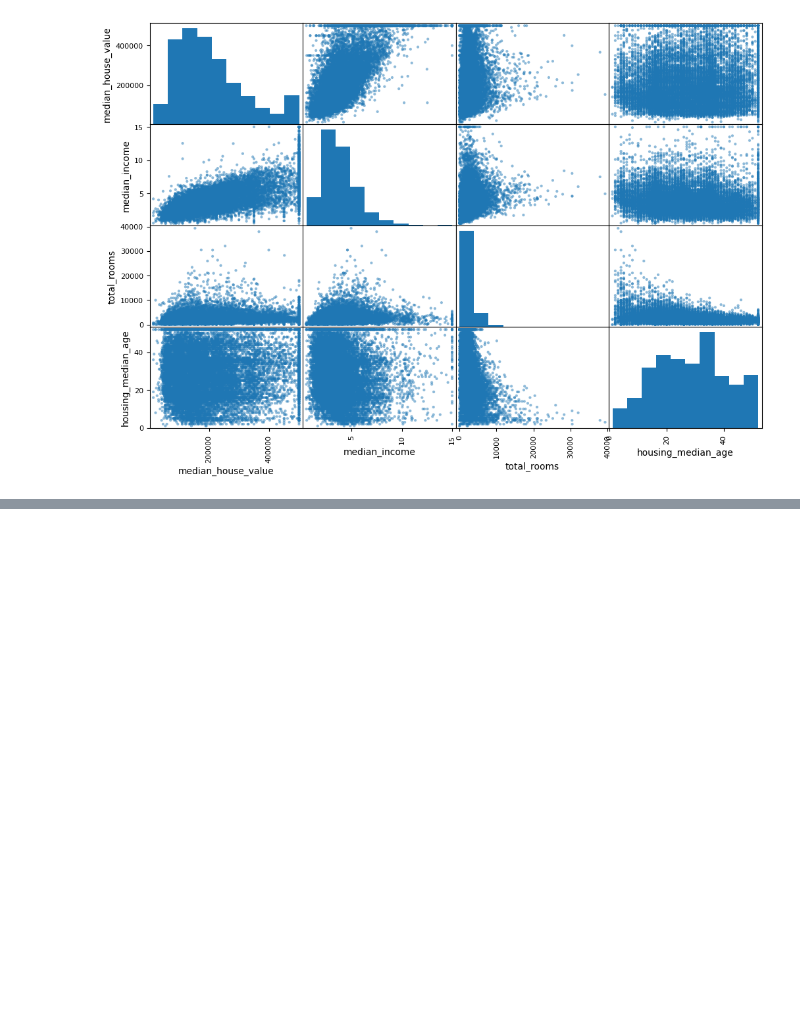
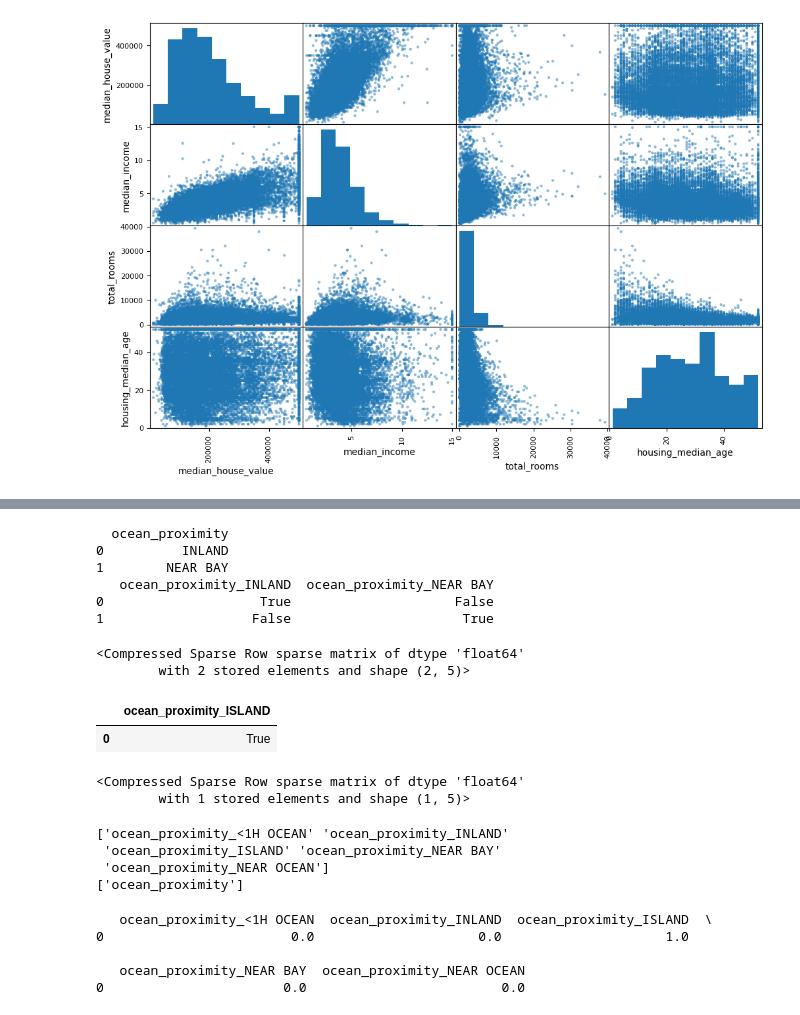
Before and after one commit to atamez6/housing_prediction, a Jupyter notebook: 02.ipynb, the cells around one changed output, grey strips where cells are left out. Saved outputs shown, nothing was run; the diff lists cells and outputs as text; code cells hidden in the pictures; blank space fills up the shorter version.

Commit message:
onehot

```diff
--- a/02.ipynb
+++ b/02.ipynb
@@ -200,0 +367,47 @@ plt.show()
+# %%
+df_ocean = pd.DataFrame({'ocean_proximity': ['INLAND', 'NEAR BAY']})
+print(df_ocean.head())
+print(pd.get_dummies(df_ocean))
+# %% [output]
+  ocean_proximity
+0          INLAND
+1        NEAR BAY
+   ocean_proximity_INLAND  ocean_proximity_NEAR BAY
+0                    True                     False
+1                   False                      True
+# %%
+housing_cat_onehot = onehot.fit_transform(housing_2_cat)
+onehot.transform(df_ocean)
+# %% [output]
+<Compressed Sparse Row sparse matrix of dtype 'float64'
+        with 2 stored elements and shape (2, 5)>
+# %%
+df_test_unknown = pd.DataFrame({'ocean_proximity': ['ISLAND']})
+pd.get_dummies(df_test_unknown)
+# %% [output]
+|  | ocean_proximity_ISLAND |
+| 0 | True |
+# %%
+onehot.handle_unknown = 'ignore'
+onehot.transform(df_test_unknown)
+# %% [output]
+<Compressed Sparse Row sparse matrix of dtype 'float64'
+        with 1 stored elements and shape (1, 5)>
+# %%
+print(onehot.get_feature_names_out(['ocean_proximity']))
+print(onehot.feature_names_in_)
+# %% [output]
+['ocean_proximity_<1H OCEAN' 'ocean_proximity_INLAND'
+ 'ocean_proximity_ISLAND' 'ocean_proximity_NEAR BAY'
+ 'ocean_proximity_NEAR OCEAN']
+['ocean_proximity']
+# %%
+df_output= pd.DataFrame(onehot.transform(df_test_unknown).toarray(),
+             columns=onehot.get_feature_names_out(),index= df_test_unknown.index)
+print(df_output)
+# %% [output]
+   ocean_proximity_<1H OCEAN  ocean_proximity_INLAND  ocean_proximity_ISLAND  \
+0                        0.0                     0.0                     1.0
+
+   ocean_proximity_NEAR BAY  ocean_proximity_NEAR OCEAN
+0                       0.0                         0.0
```
Also changed, not shown: parts of 10 cells of this notebook.
